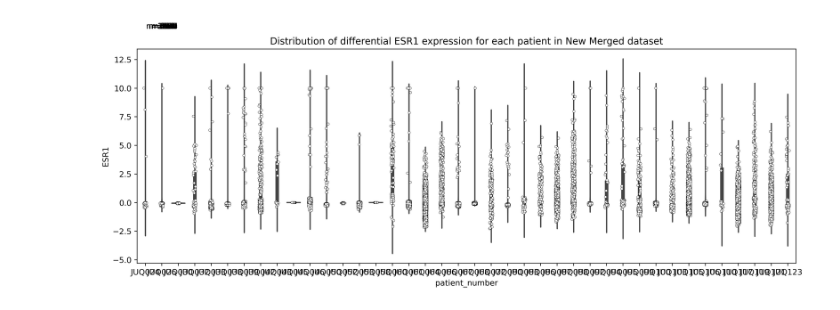
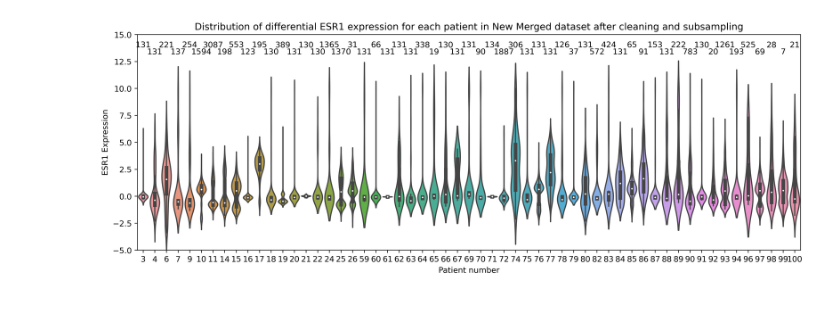
Before and after one commit to sevsorita/single_cell, a Jupyter notebook: notebooks/shap_gpu.ipynb, the cells around one changed output. Saved outputs shown, nothing was run; the diff lists cells and outputs as text; code cells hidden in the pictures.

Commit message:
Analysis of new dataset

```diff
--- a/notebooks/shap_gpu.ipynb
+++ b/notebooks/shap_gpu.ipynb
@@ -24,0 +192,2 @@ df_cancer = df_full.loc[:,patient_num.index[patient_num['Cell_type'] == 'Cancer_
+# %%
+df = pd.read_pickle("/data/severs/datasets/new_data_cleaned.pkl")
@@ -25,2 +207,2 @@ df_cancer = df_full.loc[:,patient_num.index[patient_num['Cell_type'] == 'Cancer_
 # %%
-bp_cancer = dh.Dataset()
+df_balanced = balanced_sampling(df, "ESR1", 0.30, priority="expression_alt")
@@ -31,18 +217,19 @@ bp_cancer.df["patient_number"] = cancer_patient.tolist()
 # %%
 fig, ax = plt.subplots(1,1, dpi=400, figsize=(15,5))
-ax = sns.violinplot(x="patient_number", y="ESR1", data=bp_cancer.df)
+ax = sns.violinplot(x="patient_number", y="ESR1", data=df_balanced, scale="width")
 ax.set_xlabel("Patient number")
 ax.set_ylabel("ESR1 Expression")
-ax.set_title("Distribution of differential ESR1 expression for each patient in New Merged dataset")
-ax = sns.stripplot(data=bp_cancer.df, x='patient_number', y='ESR1',
-                   color=("white"), edgecolor="black", linewidth=0.3, ax=ax, s=3)
+ax.set_title("Distribution of differential ESR1 expression for each patient in New Merged dataset after cleaning and subsampling")
+# ax = sns.stripplot(data=bp_cancer.df, x='patient_number', y='ESR1',
+#                    color=("white"), edgecolor="black", linewidth=0.3, ax=ax, s=3)
+ax.set_ylim(-5, 15)
 
-for pn in bp_cancer.patient_number.unique():
-    n = bp_cancer.patient_number.value_counts()[pn]
-    x = 1
+i = 1
+for x, pn in enumerate(df_balanced.patient_number.unique()):
+    n = df_balanced.patient_number.value_counts()[pn]
 #    if x > 11:
 #        x -= 1
-    plt.text(x, 15.2, f"n={n}",horizontalalignment='center')
-    x+=1
+    plt.text(x, 13.5 + i*0.32, n,horizontalalignment='center')
+    i *= -1
 # %% [output]
-[figure, old version]
+[figure, new version]
```
Also changed, not shown: parts of 105 cells of this notebook, 2 other files.
